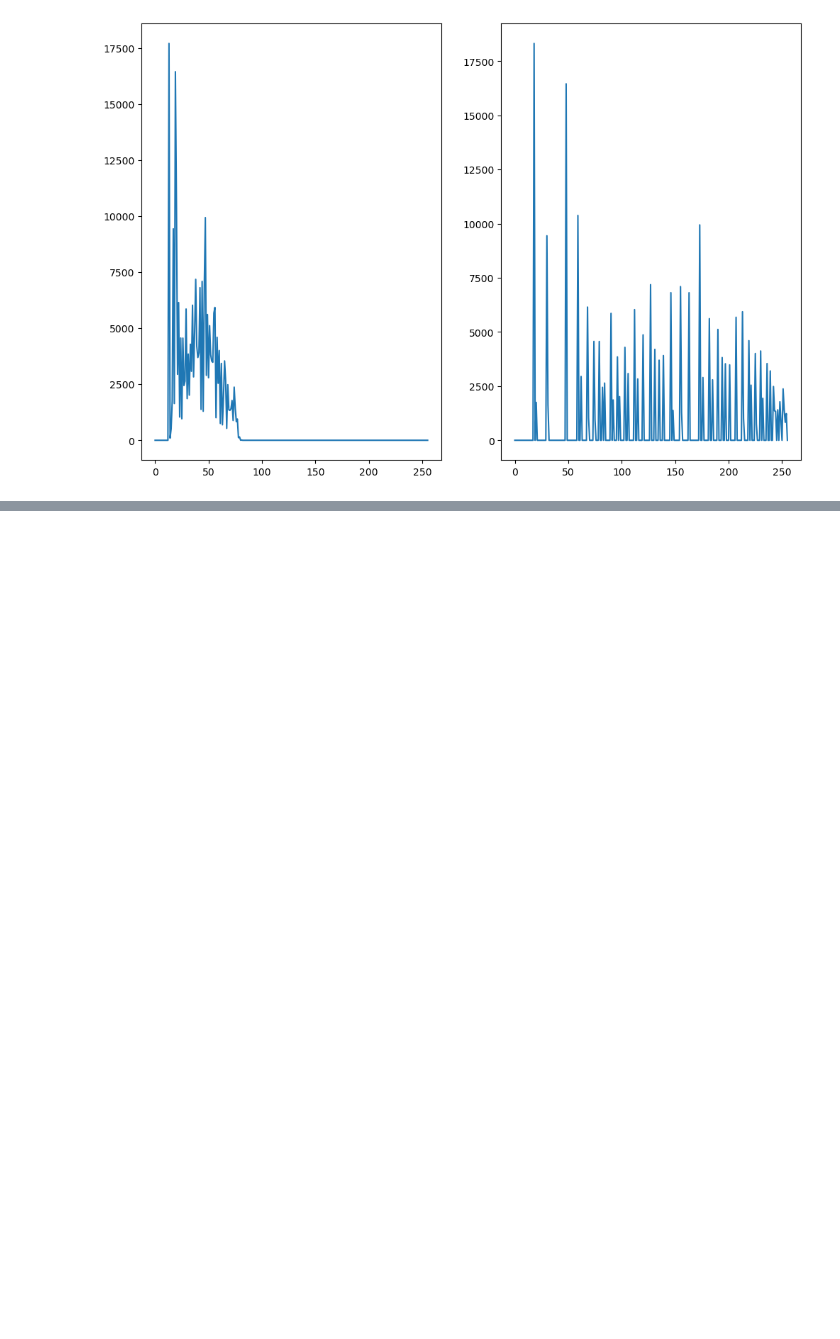
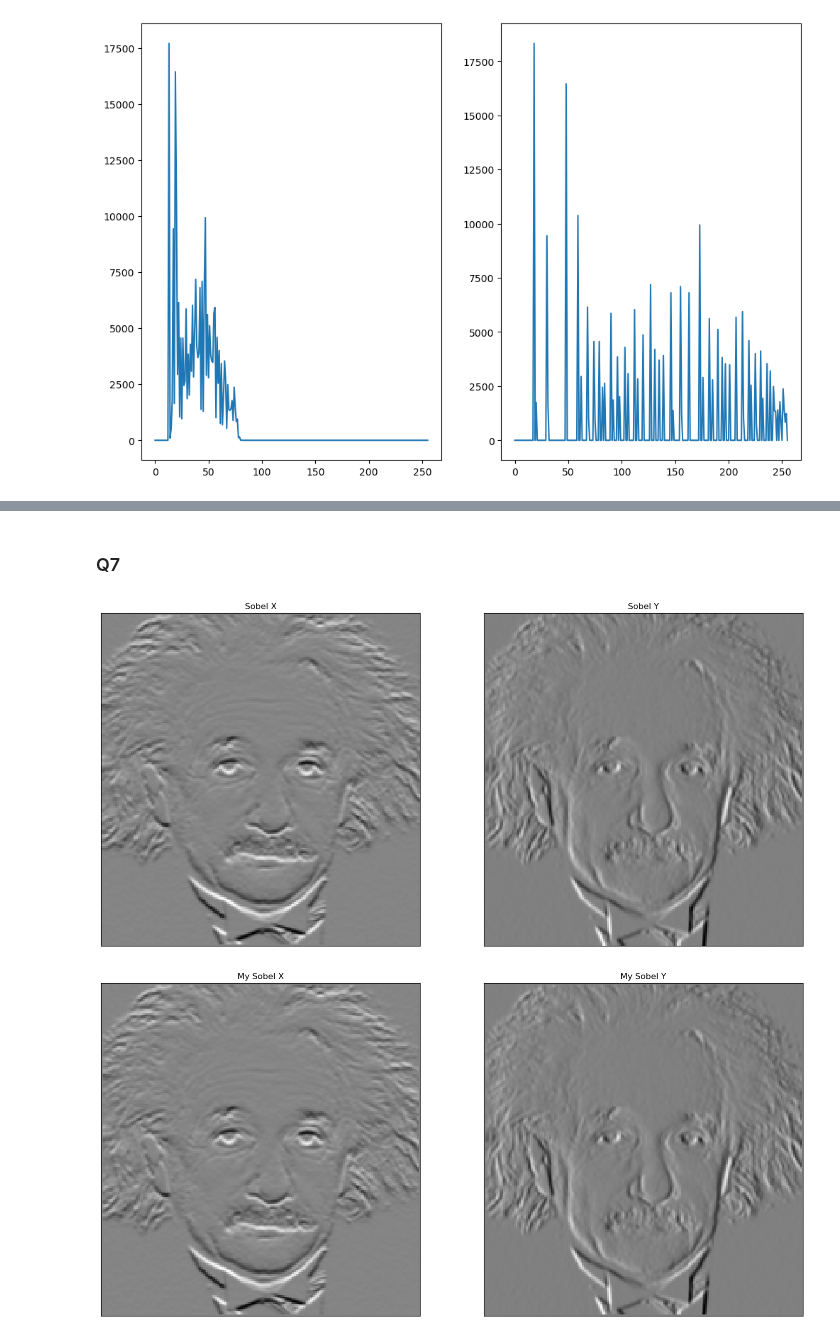
Before and after one commit to KiranGunathilaka/en3160_image_processing_machine_vision, a Jupyter notebook: assign1/220197E_a01.ipynb, the cells around one changed output, grey strips where cells are left out. Saved outputs shown, nothing was run; the diff lists cells and outputs as text; code cells hidden in the pictures; blank space fills up the shorter version.

```diff
--- a/assign1/220197E_a01.ipynb
+++ b/assign1/220197E_a01.ipynb
@@ -223,0 +311,47 @@ plt.show()
+# %% [markdown]
+### Q7
+# %%
+import cv2 as cv
+import numpy as np
+from matplotlib import pyplot as plt
+
+im = cv.imread('a1images/einstein.png', cv.IMREAD_REDUCED_GRAYSCALE_2)
+assert im is not None
+
+sobel_x = np.array([[-1, -2, -1], [0, 0, 0], [1, 2, 1]])
+sobel_y = np.array([[-1, 0, 1], [-2, 0, 2], [-1, 0, 1]])
+
+im_x = cv.filter2D(im, cv.CV_64F, sobel_x)
+im_y = cv.filter2D(im, cv.CV_64F, sobel_y)
+
+fig, ax  = plt.subplots(1,2, sharex='all', sharey='all', figsize=(18,9))
+ax[0].imshow(im_x, cmap='gray')
+ax[0].set_title('Sobel X')
+ax[0].set_xticks([]), ax[0].set_yticks([])
+ax[1].imshow(im_y, cmap='gray')
+ax[1].set_title('Sobel Y')
+ax[1].set_xticks([]), ax[1].set_yticks([])
+plt.show()
+
+row, col = im.shape
+im_my_x = np.zeros((row, col))
+im_my_y = np.zeros((row, col))
+
+for i in range(1, row-1):
+    for j in range(1, col-1):
+        temp = im[i-1:i+2, j-1:j+2]
+
+        im_my_x[i, j] = np.sum(temp * sobel_x)
+        im_my_y[i, j] = np.sum(temp * sobel_y)
+
+fig, ax  = plt.subplots(1,2, sharex='all', sharey='all', figsize=(18,9))
+ax[0].imshow(im_my_x, cmap='gray')
+ax[0].set_title('My Sobel X')
+ax[0].set_xticks([]), ax[0].set_yticks([])
+ax[1].imshow(im_my_y, cmap='gray')
+ax[1].set_title('My Sobel Y')
+ax[1].set_xticks([]), ax[1].set_yticks([])
+plt.show()
+# %% [output]
+[figure, added]
+[figure, added]
```
Also changed, not shown: parts of 4 cells of this notebook.
